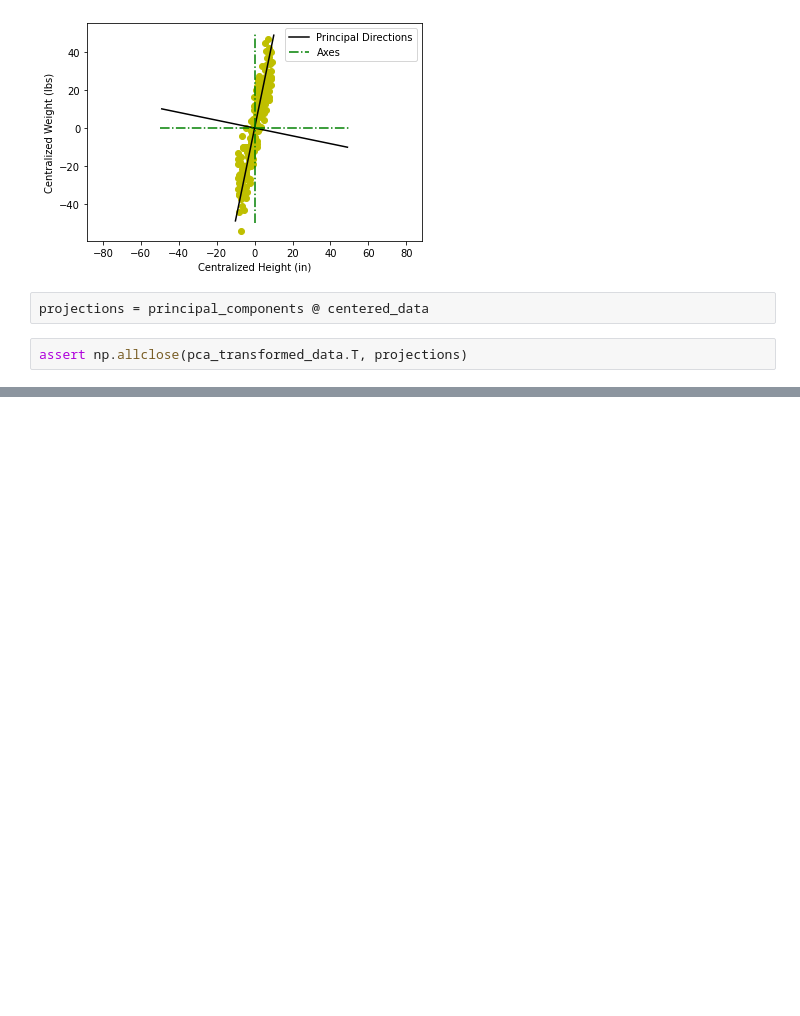
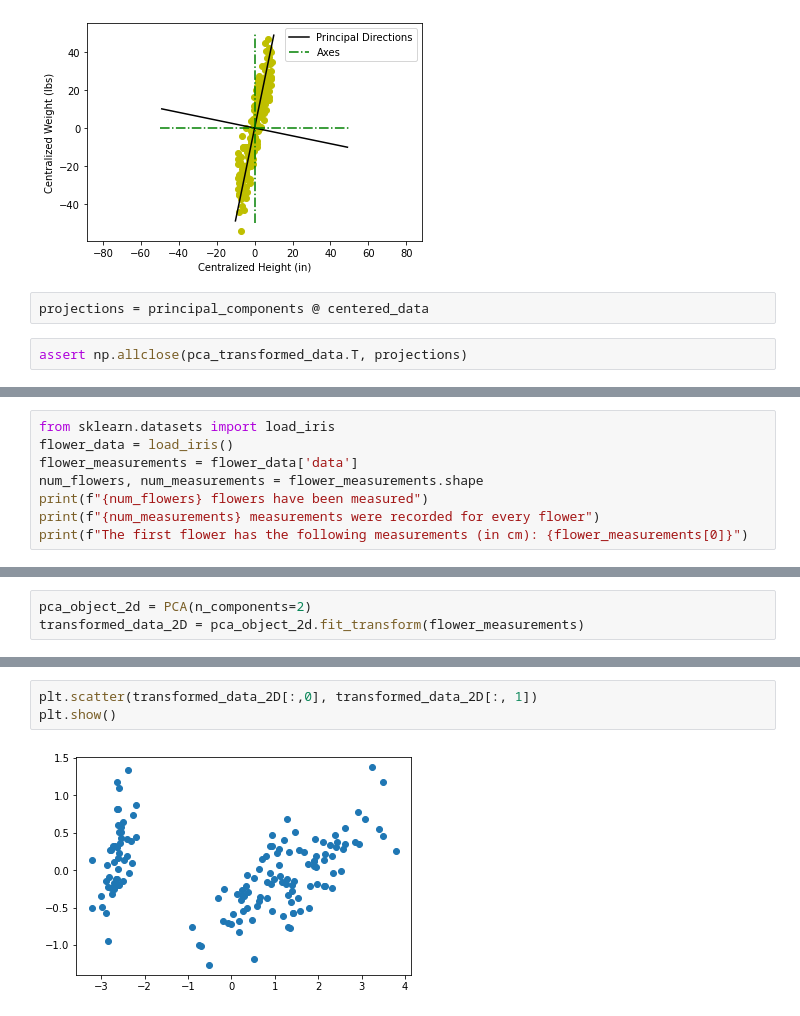
Before and after one commit to ambreen2006/DS_bookcamp_exploration, a Jupyter notebook: DS_BookCamp_DimensionalityReduction.ipynb, the cells around one changed output, grey strips where cells are left out. Drawn from its saved outputs; the diff is of its cells as text; blank space fills up the shorter version.

```diff
--- a/DS_BookCamp_DimensionalityReduction.ipynb
+++ b/DS_BookCamp_DimensionalityReduction.ipynb
@@ -366,0 +369,8 @@ assert np.allclose(pca_transformed_data.T, projections)
+# %%
+from sklearn.datasets import load_iris
+flower_data = load_iris()
+flower_measurements = flower_data['data']
+num_flowers, num_measurements = flower_measurements.shape
+print(f"{num_flowers} flowers have been measured")
+print(f"{num_measurements} measurements were recorded for every flower")
+print(f"The first flower has the following measurements (in cm): {flower_measurements[0]}")
@@ -366,0 +381,3 @@ assert np.allclose(pca_transformed_data.T, projections)
+# %%
+pca_object_2d = PCA(n_components=2)
+transformed_data_2D = pca_object_2d.fit_transform(flower_measurements)
@@ -366,0 +408,5 @@ assert np.allclose(pca_transformed_data.T, projections)
+# %%
+plt.scatter(transformed_data_2D[:,0], transformed_data_2D[:, 1])
+plt.show()
+# %% [output]
+[figure, added]
```
Also changed, not shown: parts of 40 cells of this notebook.
